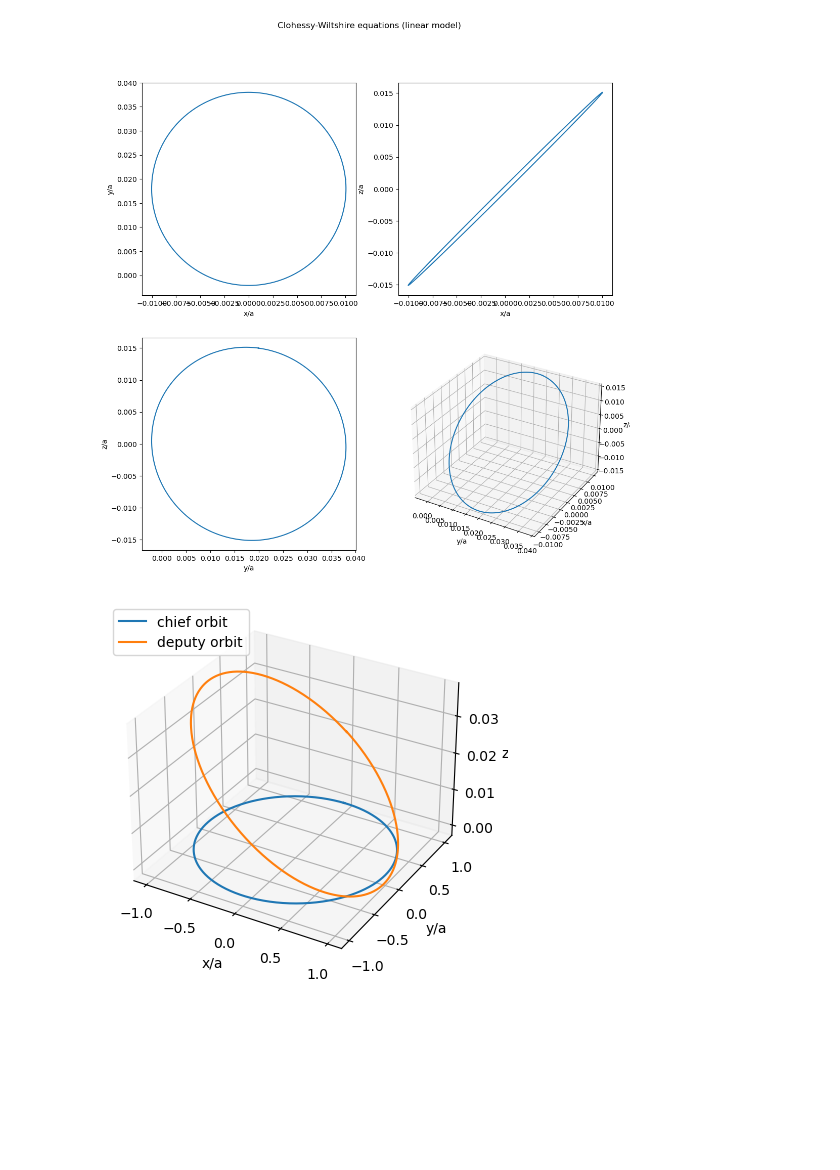
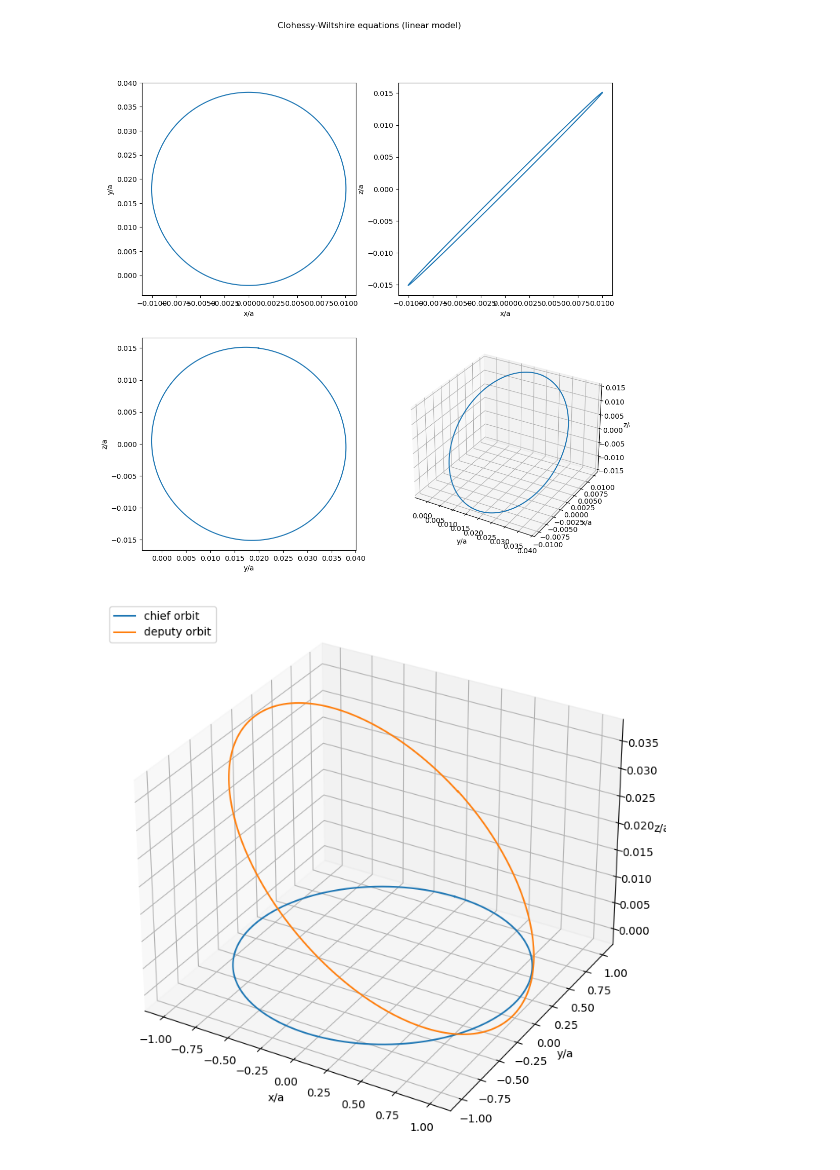
Before and after one commit to A1rsenij/Spacecraft-control, a Jupyter notebook: sff.ipynb, the cells around one changed output. Cells and saved outputs as stored; diff of their text form; code cells hidden in the pictures; blank space fills up the shorter version.

```diff
--- a/sff.ipynb
+++ b/sff.ipynb
@@ -248,15 +248,15 @@ plt.show()
 [figure]
 # %%
 # deputy and chief orbits in ECI coordinate system
-fig = plt.figure()
+fig = plt.figure(figsize=(9, 9))
 ax = fig.add_subplot(projection='3d')
 ax.plot3D(solution.y[7] / r0, solution.y[6] / r0, solution.y[8] / r0, label="chief orbit")
 ax.plot3D(deputy_pos[1] / r0, deputy_pos[0] / r0, deputy_pos[2] / r0, label="deputy orbit")
 ax.set_xlabel("x/a")
 ax.set_ylabel("y/a")
 ax.set_zlabel("z/a")
 ax.legend(loc="upper left")
 
 plt.show()
 # %% [output]
-[figure, old version]
+[figure, new version]
```
Also changed, not shown: parts of 4 cells of this notebook.
